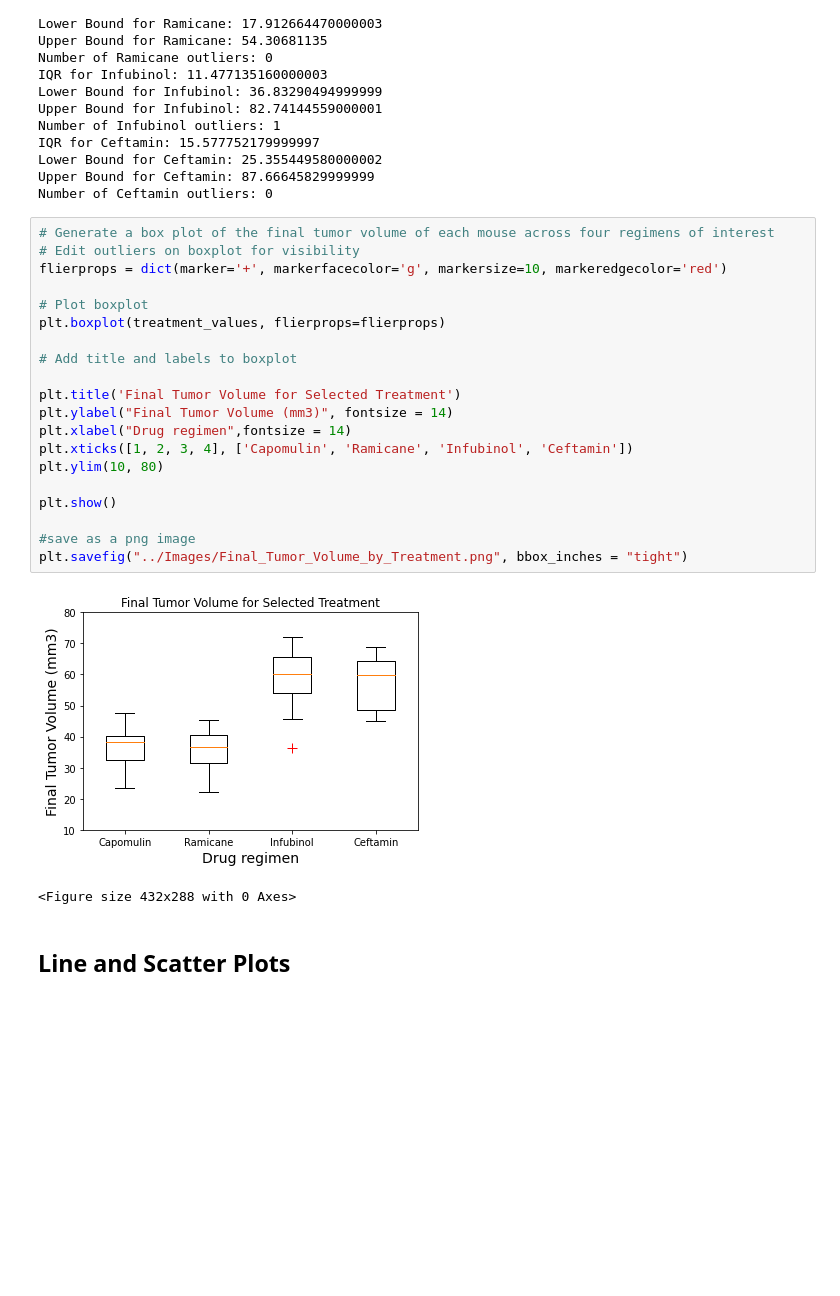
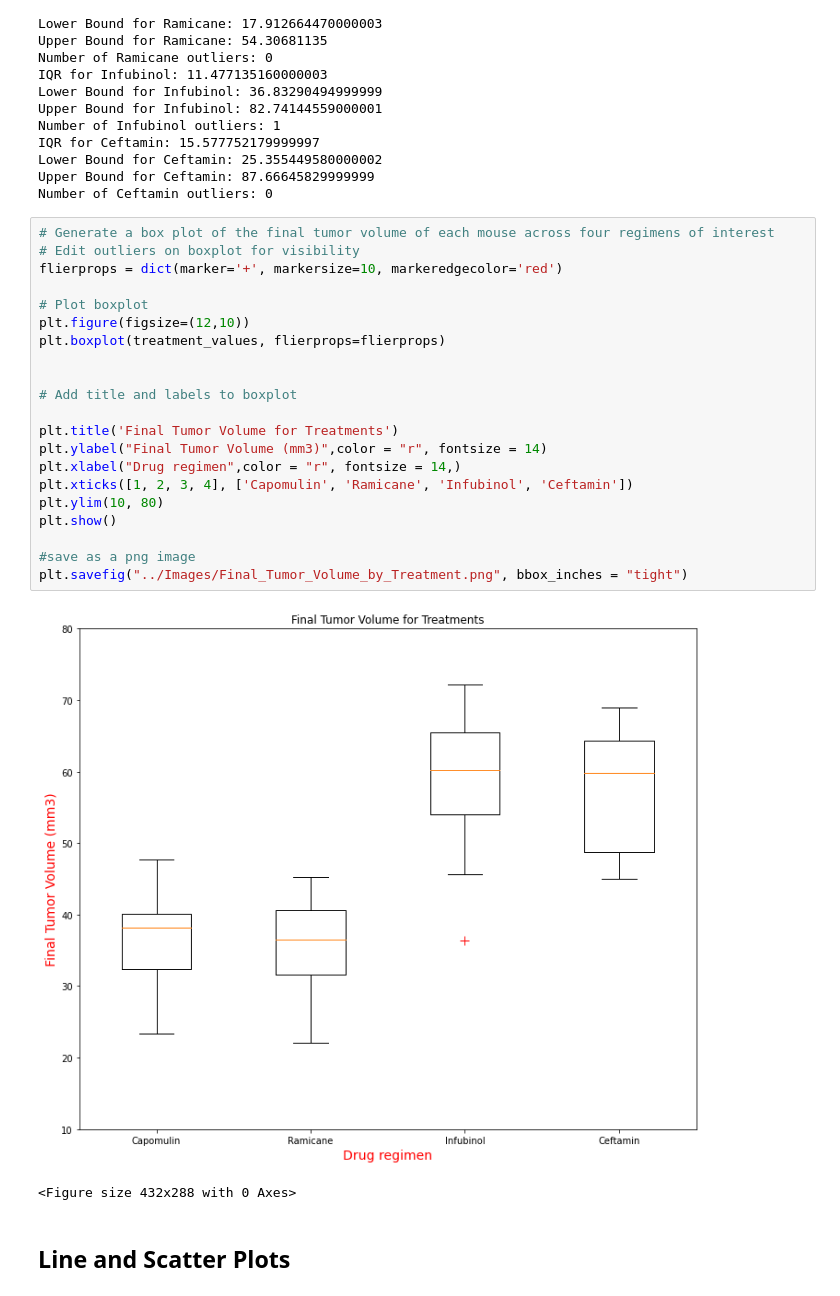
Before and after one commit to Terycharlie/Matplotlib-Challenge, a Jupyter notebook: Pymaceuticals/pymaceuticals_starter.ipynb, the cells around one changed output. Drawn from its saved outputs; the diff is of its cells as text; blank space fills up the shorter version.

```diff
--- a/Pymaceuticals/pymaceuticals_starter.ipynb
+++ b/Pymaceuticals/pymaceuticals_starter.ipynb
@@ -335,25 +377,26 @@ Number of Ceftamin outliers: 0
 # %%
 # Generate a box plot of the final tumor volume of each mouse across four regimens of interest
 # Edit outliers on boxplot for visibility
-flierprops = dict(marker='+', markerfacecolor='g', markersize=10, markeredgecolor='red')
+flierprops = dict(marker='+', markersize=10, markeredgecolor='red')
 
 # Plot boxplot
+plt.figure(figsize=(12,10))
 plt.boxplot(treatment_values, flierprops=flierprops)
+
 
 # Add title and labels to boxplot
 
-plt.title('Final Tumor Volume for Selected Treatment')
-plt.ylabel("Final Tumor Volume (mm3)", fontsize = 14)
-plt.xlabel("Drug regimen",fontsize = 14)
+plt.title('Final Tumor Volume for Treatments')
+plt.ylabel("Final Tumor Volume (mm3)",color = "r", fontsize = 14)
+plt.xlabel("Drug regimen",color = "r", fontsize = 14,)
 plt.xticks([1, 2, 3, 4], ['Capomulin', 'Ramicane', 'Infubinol', 'Ceftamin'])
 plt.ylim(10, 80)
-
 plt.show()
 
 #save as a png image
 plt.savefig("../Images/Final_Tumor_Volume_by_Treatment.png", bbox_inches = "tight")
 # %% [output]
-[figure, old version]
+[figure, new version]
 <Figure size 432x288 with 0 Axes>
 # %% [markdown]
 ## Line and Scatter Plots
```
Also changed, not shown: parts of 17 cells of this notebook, 6 other files.
